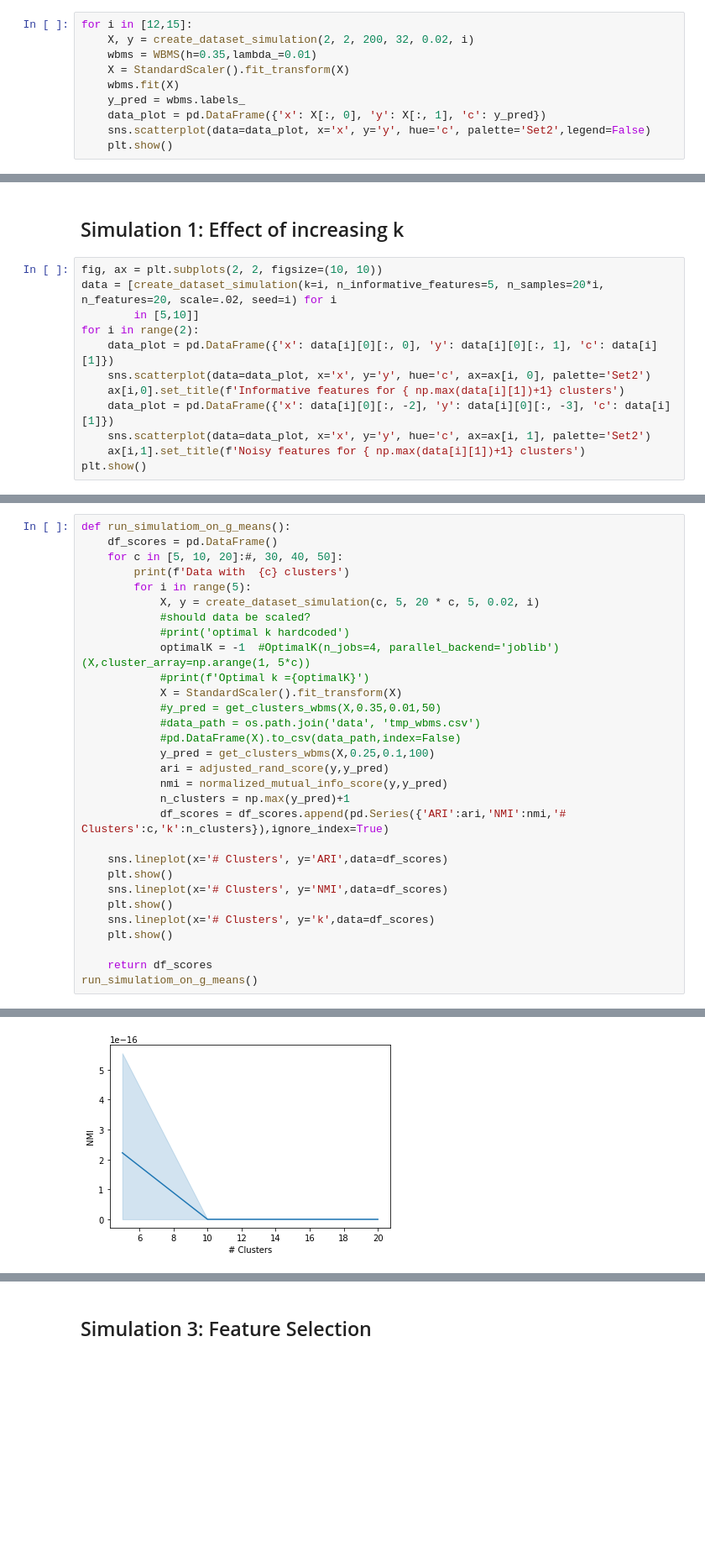
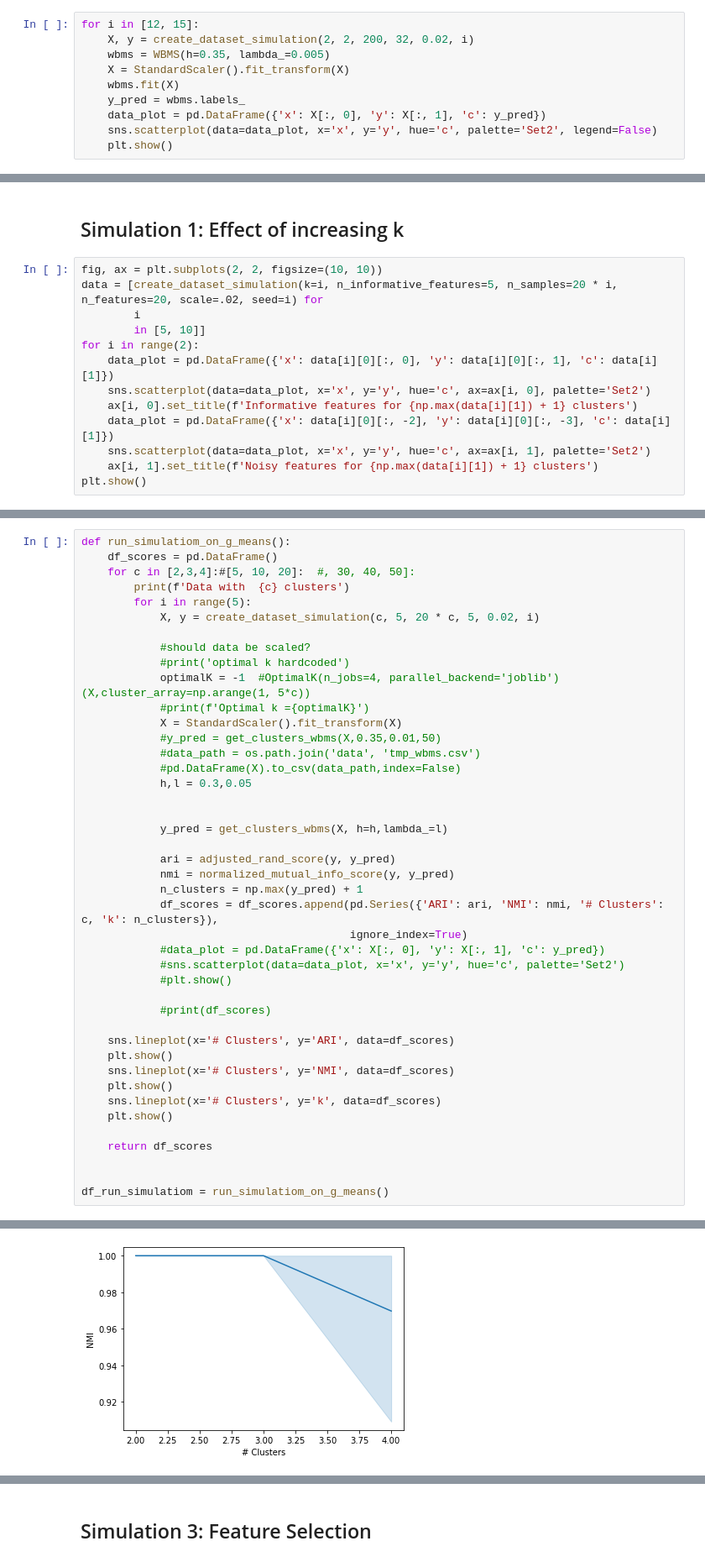
Before and after one commit to anzeA/FeatureWeightedMeanShiftAlgorithm, a Jupyter notebook: simulation.ipynb, the cells around one changed output, grey strips where cells are left out. Shown: that part at 84% size. Saved outputs shown, nothing was run; the diff lists cells and outputs as text; blank space fills up the shorter version.

```diff
--- a/simulation.ipynb
+++ b/simulation.ipynb
@@ -93,12 +100,12 @@ h = 0.45
 # %%
-for i in [12,15]:
+for i in [12, 15]:
     X, y = create_dataset_simulation(2, 2, 200, 32, 0.02, i)
-    wbms = WBMS(h=0.35,lambda_=0.01)
+    wbms = WBMS(h=0.35, lambda_=0.005)
     X = StandardScaler().fit_transform(X)
     wbms.fit(X)
     y_pred = wbms.labels_
     data_plot = pd.DataFrame({'x': X[:, 0], 'y': X[:, 1], 'c': y_pred})
-    sns.scatterplot(data=data_plot, x='x', y='y', hue='c', palette='Set2',legend=False)
+    sns.scatterplot(data=data_plot, x='x', y='y', hue='c', palette='Set2', legend=False)
     plt.show()
 # %% [output]
 [figure]
@@ -107,15 +114,16 @@ for i in [12,15]:
 ## Simulation 1: Effect of increasing k
 # %%
 fig, ax = plt.subplots(2, 2, figsize=(10, 10))
-data = [create_dataset_simulation(k=i, n_informative_features=5, n_samples=20*i, n_features=20, scale=.02, seed=i) for i
-        in [5,10]]
+data = [create_dataset_simulation(k=i, n_informative_features=5, n_samples=20 * i, n_features=20, scale=.02, seed=i) for
+        i
+        in [5, 10]]
 for i in range(2):
     data_plot = pd.DataFrame({'x': data[i][0][:, 0], 'y': data[i][0][:, 1], 'c': data[i][1]})
     sns.scatterplot(data=data_plot, x='x', y='y', hue='c', ax=ax[i, 0], palette='Set2')
-    ax[i,0].set_title(f'Informative features for { np.max(data[i][1])+1} clusters')
+    ax[i, 0].set_title(f'Informative features for {np.max(data[i][1]) + 1} clusters')
     data_plot = pd.DataFrame({'x': data[i][0][:, -2], 'y': data[i][0][:, -3], 'c': data[i][1]})
     sns.scatterplot(data=data_plot, x='x', y='y', hue='c', ax=ax[i, 1], palette='Set2')
-    ax[i,1].set_title(f'Noisy features for { np.max(data[i][1])+1} clusters')
+    ax[i, 1].set_title(f'Noisy features for {np.max(data[i][1]) + 1} clusters')
 plt.show()
 # %% [output]
 [figure]
@@ -168,10 +177,11 @@ Data with  20 clusters
 # %%
 def run_simulatiom_on_g_means():
     df_scores = pd.DataFrame()
-    for c in [5, 10, 20]:#, 30, 40, 50]:
+    for c in [2,3,4]:#[5, 10, 20]:  #, 30, 40, 50]:
         print(f'Data with  {c} clusters')
         for i in range(5):
             X, y = create_dataset_simulation(c, 5, 20 * c, 5, 0.02, i)
+
             #should data be scaled?
             #print('optimal k hardcoded')
             optimalK = -1  #OptimalK(n_jobs=4, parallel_backend='joblib')(X,cluster_array=np.arange(1, 5*c))
@@ -180,19 +190,31 @@ def run_simulatiom_on_g_means():
             #y_pred = get_clusters_wbms(X,0.35,0.01,50)
             #data_path = os.path.join('data', 'tmp_wbms.csv')
             #pd.DataFrame(X).to_csv(data_path,index=False)
-            y_pred = get_clusters_wbms(X,0.25,0.1,100)
-            ari = adjusted_rand_score(y,y_pred)
-            nmi = normalized_mutual_info_score(y,y_pred)
-            n_clusters = np.max(y_pred)+1
-            df_scores = df_scores.append(pd.Series({'ARI':ari,'NMI':nmi,'# Clusters':c,'k':n_clusters}),ignore_index=True)
+            h,l = 0.3,0.05
 
-    sns.lineplot(x='# Clusters', y='ARI',data=df_scores)
+
+            y_pred = get_clusters_wbms(X, h=h,lambda_=l)
+
+            ari = adjusted_rand_score(y, y_pred)
+            nmi = normalized_mutual_info_score(y, y_pred)
+            n_clusters = np.max(y_pred) + 1
+            df_scores = df_scores.append(pd.Series({'ARI': ari, 'NMI': nmi, '# Clusters': c, 'k': n_clusters}),
+                                         ignore_index=True)
+            #data_plot = pd.DataFrame({'x': X[:, 0], 'y': X[:, 1], 'c': y_pred})
+            #sns.scatterplot(data=data_plot, x='x', y='y', hue='c', palette='Set2')
+            #plt.show()
+
+            #print(df_scores)
+
+    sns.lineplot(x='# Clusters', y='ARI', data=df_scores)
     plt.show()
-    sns.lineplot(x='# Clusters', y='NMI',data=df_scores)
+    sns.lineplot(x='# Clusters', y='NMI', data=df_scores)
     plt.show()
-    sns.lineplot(x='# Clusters', y='k',data=df_scores)
+    sns.lineplot(x='# Clusters', y='k', data=df_scores)
     plt.show()
 
     return df_scores
-run_simulatiom_on_g_means()
+
+
+df_run_simulatiom = run_simulatiom_on_g_means()
 # %% [output]
@@ -203 +225 @@ Data with  20 clusters
-[figure, old version]
+[figure, new version]
```
Also changed, not shown: parts of 12 cells of this notebook, 5 other files.
